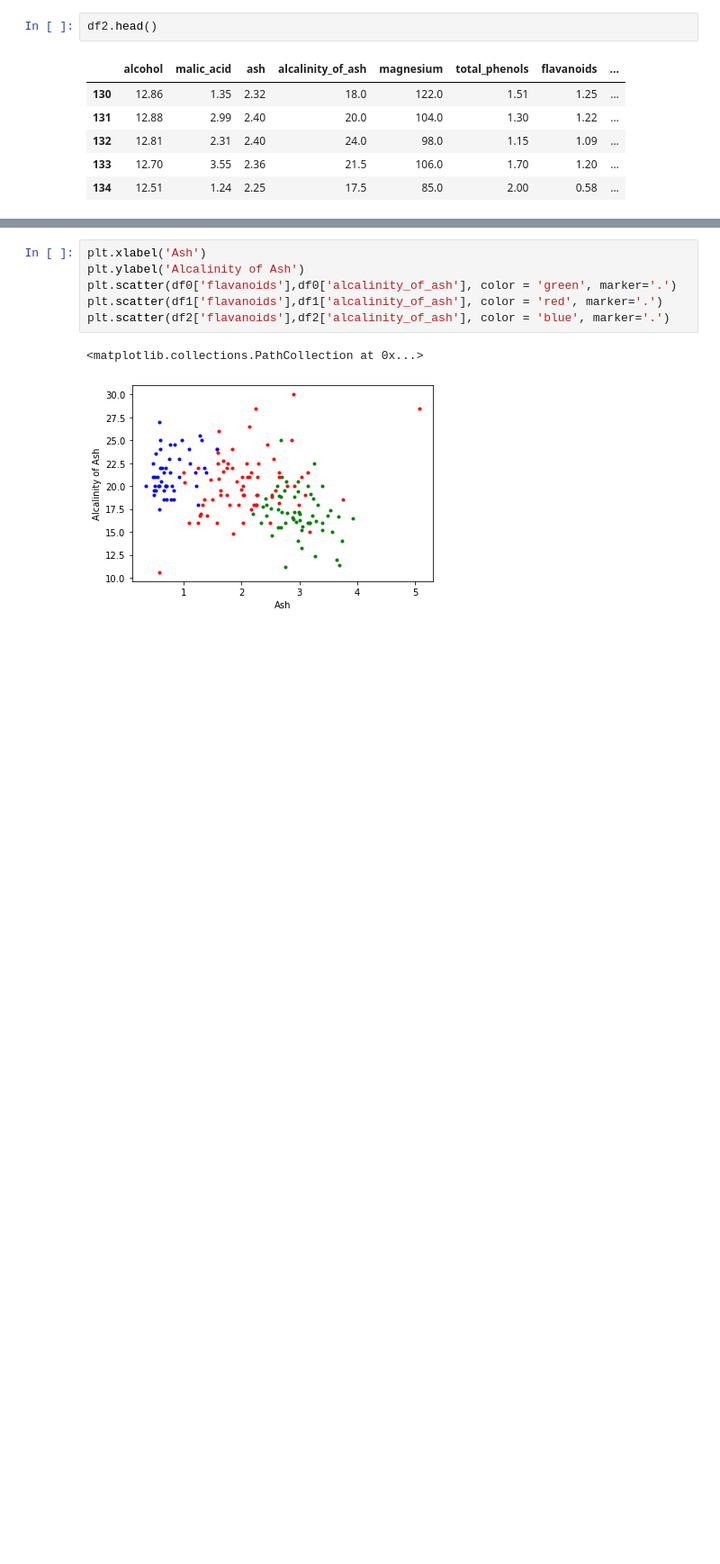
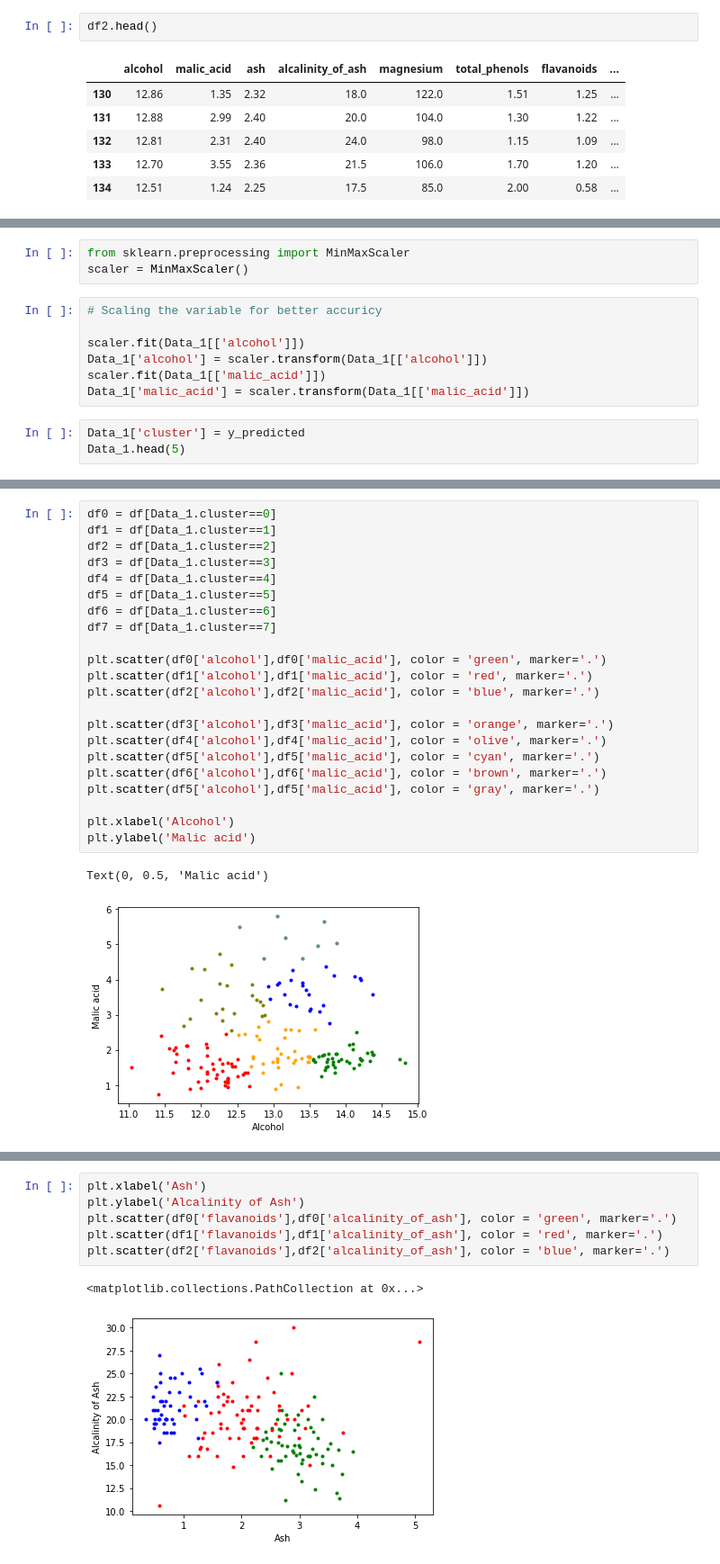
Before and after one commit to ashique1991/ML, a Jupyter notebook: Wine Quality Prediction/Wine Quality Prediction (Support Vector Machine).ipynb, the cells around one changed output, grey strips where cells are left out. Shown at 90% size. Saved outputs shown, nothing was run; the diff lists cells and outputs as text; blank space fills up the shorter version.

```diff
--- a/Wine Quality Prediction/Wine Quality Prediction (Support Vector Machine).ipynb
+++ b/Wine Quality Prediction/Wine Quality Prediction (Support Vector Machine).ipynb
@@ -102,0 +153,13 @@ plt.scatter(df2['alcohol'],df2['malic_acid'], color = 'blue', marker='.')
+# %%
+from sklearn.preprocessing import MinMaxScaler
+scaler = MinMaxScaler()
+# %%
+# Scaling the variable for better accuricy
+
+scaler.fit(Data_1[['alcohol']])
+Data_1['alcohol'] = scaler.transform(Data_1[['alcohol']])
+scaler.fit(Data_1[['malic_acid']])
+Data_1['malic_acid'] = scaler.transform(Data_1[['malic_acid']])
+# %%
+Data_1['cluster'] = y_predicted
+Data_1.head(5)
@@ -102,0 +173,25 @@ plt.scatter(df2['alcohol'],df2['malic_acid'], color = 'blue', marker='.')
+# %%
+df0 = df[Data_1.cluster==0]
+df1 = df[Data_1.cluster==1]
+df2 = df[Data_1.cluster==2]
+df3 = df[Data_1.cluster==3]
+df4 = df[Data_1.cluster==4]
+df5 = df[Data_1.cluster==5]
+df6 = df[Data_1.cluster==6]
+df7 = df[Data_1.cluster==7]
+
+plt.scatter(df0['alcohol'],df0['malic_acid'], color = 'green', marker='.')
+plt.scatter(df1['alcohol'],df1['malic_acid'], color = 'red', marker='.')
+plt.scatter(df2['alcohol'],df2['malic_acid'], color = 'blue', marker='.')
+
+plt.scatter(df3['alcohol'],df3['malic_acid'], color = 'orange', marker='.')
+plt.scatter(df4['alcohol'],df4['malic_acid'], color = 'olive', marker='.')
+plt.scatter(df5['alcohol'],df5['malic_acid'], color = 'cyan', marker='.')
+plt.scatter(df6['alcohol'],df6['malic_acid'], color = 'brown', marker='.')
+plt.scatter(df5['alcohol'],df5['malic_acid'], color = 'gray', marker='.')
+
+plt.xlabel('Alcohol')
+plt.ylabel('Malic acid')
+# %% [output]
+Text(0, 0.5, 'Malic acid')
+[figure, added]
```
Also changed, not shown: parts of 13 cells of this notebook.
